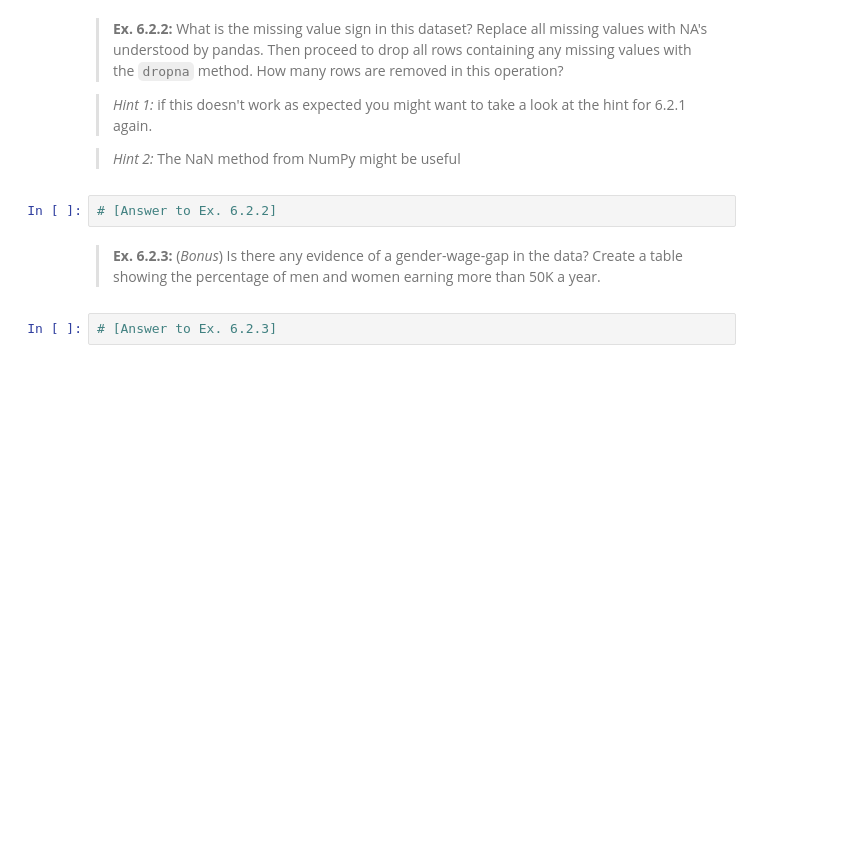
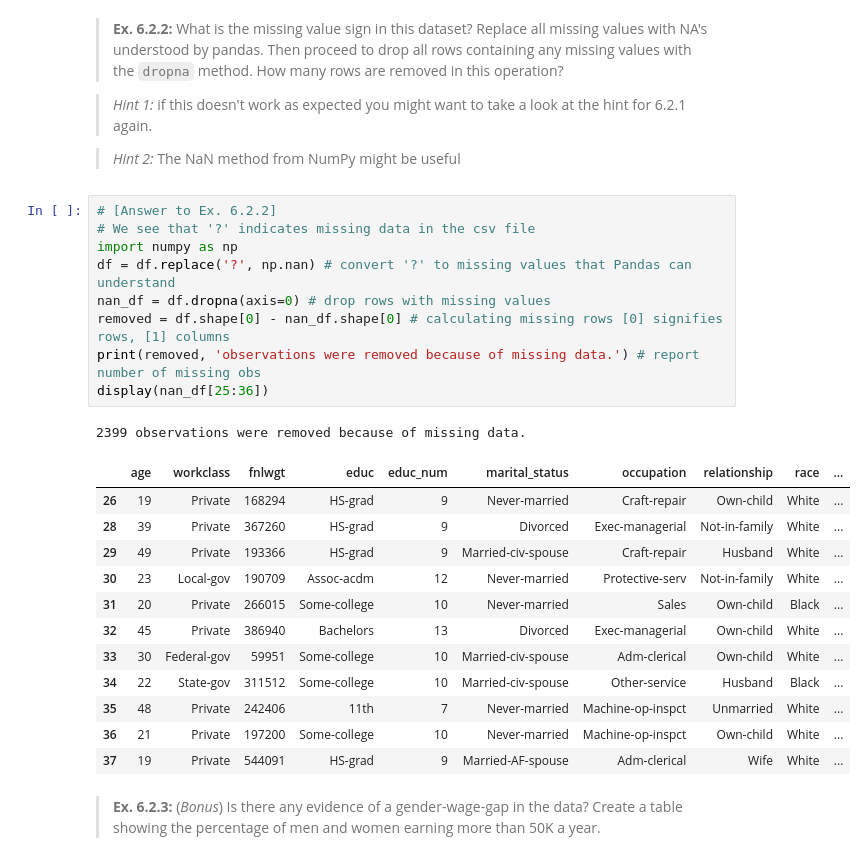
Before and after one commit to BjornCilleborg/sds2019, a Jupyter notebook: Exercise/exercise_6-Copy1.ipynb, the cells around one changed output. Cells and saved outputs as stored; diff of their text form; blank space fills up the shorter version.

```diff
--- a/Exercise/exercise_6-Copy1.ipynb
+++ b/Exercise/exercise_6-Copy1.ipynb
@@ -167,9 +163,28 @@ In this section we will use [this dataset](https://archive.ics.uci.edu/ml/datase
 > _Hint 1:_ if this doesn't work as expected you might want to take a look at the hint for 6.2.1 again.
 
 > _Hint 2:_ The NaN method from NumPy might be useful
-# %%
-# [Answer to Ex. 6.2.2]
+# %%
+# [Answer to Ex. 6.2.2]
+# We see that '?' indicates missing data in the csv file
+import numpy as np
+df = df.replace('?', np.nan) # convert '?' to missing values that Pandas can understand
+nan_df = df.dropna(axis=0) # drop rows with missing values
+removed = df.shape[0] - nan_df.shape[0] # calculating missing rows [0] signifies rows, [1] columns
+print(removed, 'observations were removed because of missing data.') # report number of missing obs
+display(nan_df[25:36])
+# %% [output]
+2399 observations were removed because of missing data.
+|  | age | workclass | fnlwgt | educ | educ_num | marital_status | occupation | relationship | race | ... |
+| 26 | 19 | Private | 168294 | HS-grad | 9 | Never-married | Craft-repair | Own-child | White | ... |
+| 28 | 39 | Private | 367260 | HS-grad | 9 | Divorced | Exec-managerial | Not-in-family | White | ... |
+| 29 | 49 | Private | 193366 | HS-grad | 9 | Married-civ-spouse | Craft-repair | Husband | White | ... |
+| 30 | 23 | Local-gov | 190709 | Assoc-acdm | 12 | Never-married | Protective-serv | Not-in-family | White | ... |
+| 31 | 20 | Private | 266015 | Some-college | 10 | Never-married | Sales | Own-child | Black | ... |
+| 32 | 45 | Private | 386940 | Bachelors | 13 | Divorced | Exec-managerial | Own-child | White | ... |
+| 33 | 30 | Federal-gov | 59951 | Some-college | 10 | Married-civ-spouse | Adm-clerical | Own-child | White | ... |
+| 34 | 22 | State-gov | 311512 | Some-college | 10 | Married-civ-spouse | Other-service | Husband | Black | ... |
+| 35 | 48 | Private | 242406 | 11th | 7 | Never-married | Machine-op-inspct | Unmarried | White | ... |
+| 36 | 21 | Private | 197200 | Some-college | 10 | Never-married | Machine-op-inspct | Own-child | White | ... |
+| 37 | 19 | Private | 544091 | HS-grad | 9 | Married-AF-spouse | Adm-clerical | Wife | White | ... |
 # %% [markdown]
 > **Ex. 6.2.3:** (_Bonus_) Is there any evidence of a gender-wage-gap in the data? Create a table showing the percentage of men and women earning more than 50K a year.
-# %%
-# [Answer to Ex. 6.2.3]
```
Also changed, not shown: parts of 6 cells of this notebook, 1 other file.
